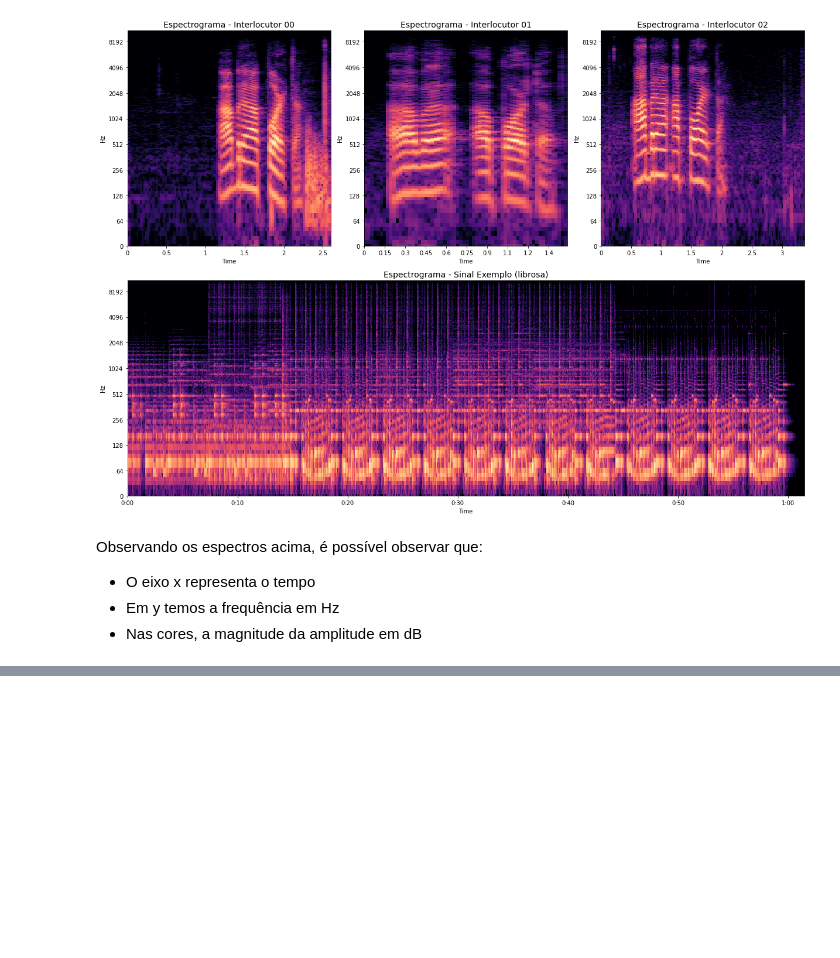
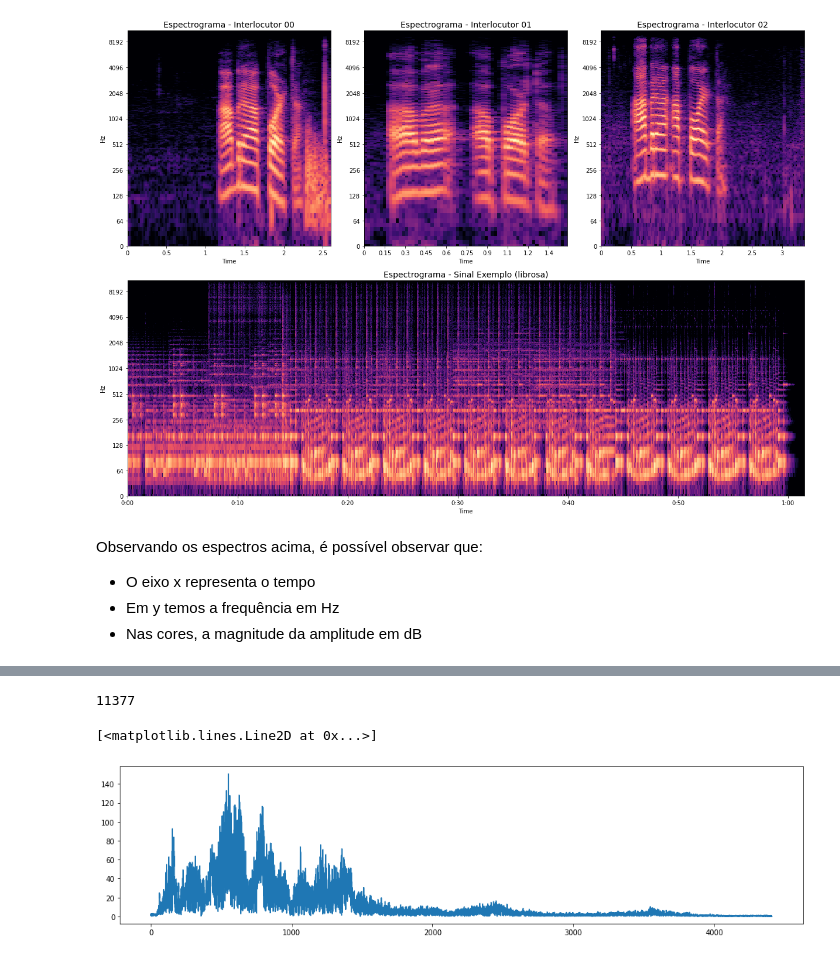
Before and after one commit to ThiagoPanini/voice-unlocker, a Jupyter notebook: notebooks/TG - Primeiro Contato.ipynb, the cells around one changed output, grey strips where cells are left out. Drawn from its saved outputs; the diff is of its cells as text; code cells hidden in the pictures; blank space fills up the shorter version.

```diff
--- a/notebooks/TG - Primeiro Contato.ipynb
+++ b/notebooks/TG - Primeiro Contato.ipynb
@@ -535,0 +487,17 @@ n_fft // 4
+# %%
+print(f'Dimensões de y_i1: {y_i1.shape}')
+print(f'Amostra de y_i1: \n{y_i1[:3]}')
+
+# Calculando FFT usando Numpy
+y1_fft = np.fft.fft(y_i1)
+print(f'\nDimensões de y1_fft: {y1_fft.shape}')
+print(f'Amostra de y1_fft: \n{y1_fft[:3]}')
+
+# Calculando parte absoluta (magnitude)
+y1_abs_fft = np.abs(y1_fft)
+print(f'\nAmostra de y1_abs_fft: \n{y1_abs_fft[:3]}')
+
+# Retornando espectro de frequências (com M = N)
+freqs = np.linspace(0, sr, len(y_i1))
+print(f'\nDimensão de freqs: {freqs.shape}')
+print(f'Amostra de freqs: \n{freqs[:3]}')
@@ -535,0 +519,12 @@ n_fft // 4
+# %%
+f_ratio = .2
+freq_bins = int(len(y1_abs_fft) * f_ratio)
+freq_bins
+# %% [output]
+11377
+# %%
+fig, ax = plt.subplots(figsize=(17, 4))
+ax.plot(freqs[:freq_bins], y1_abs_fft[:freq_bins])
+# %% [output]
+[<matplotlib.lines.Line2D at 0x...>]
+[figure, added]
```
Also changed, not shown: parts of 10 cells of this notebook, 1 other file.
